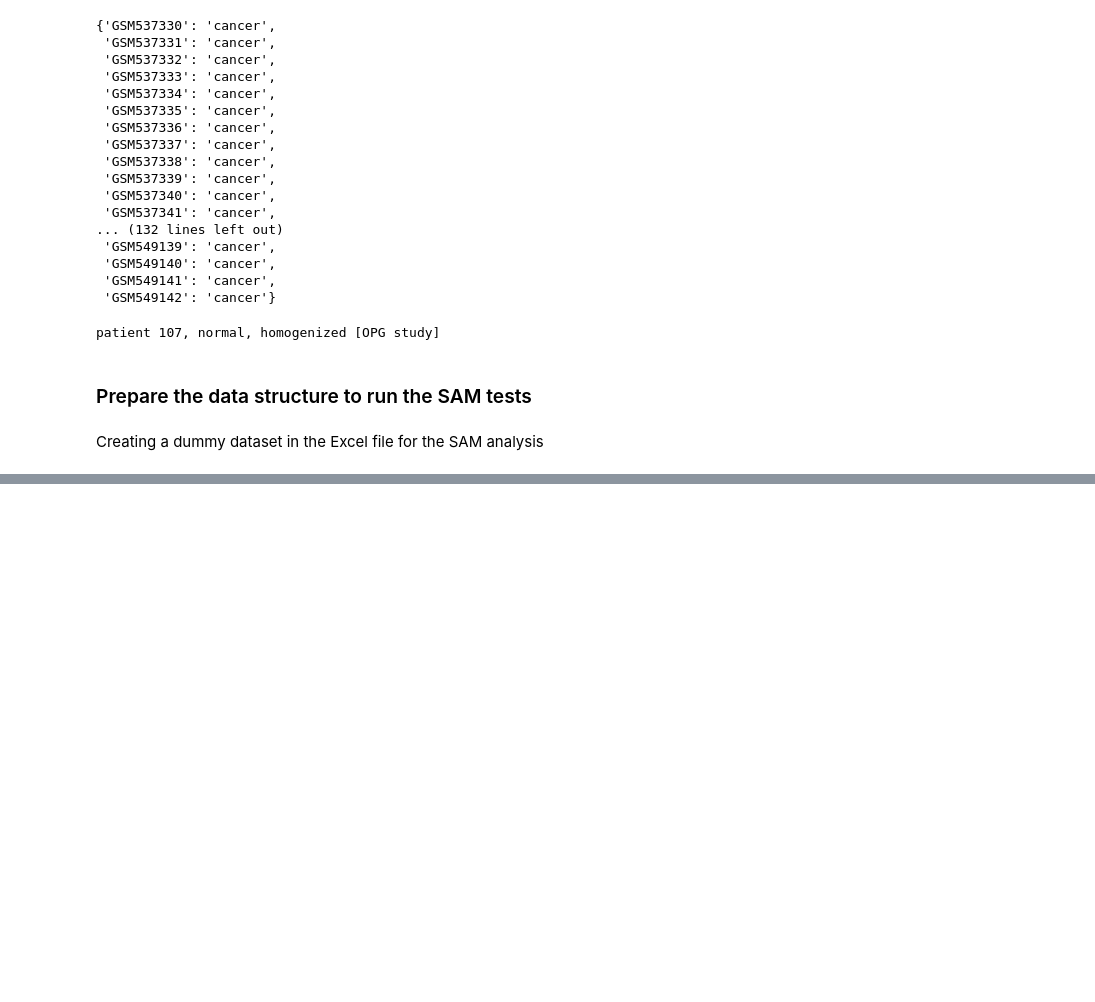
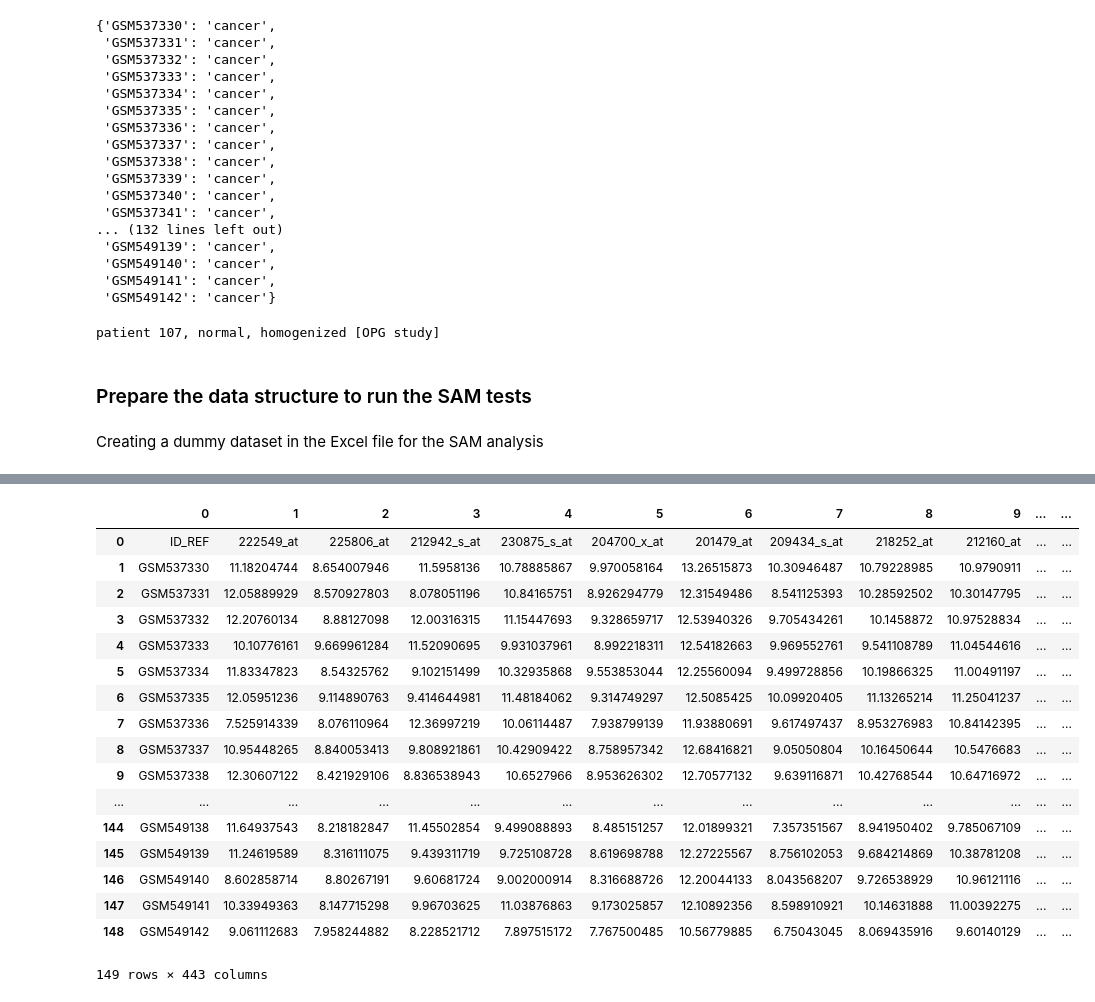
Before and after one commit to SachaKor/BBC-projet, a Jupyter notebook: BBC-project.ipynb, the cells around one changed output, grey strips where cells are left out. Cells and saved outputs as stored; diff of their text form; code cells hidden in the pictures; blank space fills up the shorter version.

Commit message:
significant genes for Trefle extracted

```diff
--- a/BBC-project.ipynb
+++ b/BBC-project.ipynb
@@ -170,0 +240,4 @@ writer.save()
+# %%
+# positive significant genes
+sig_genes = get_sig_genes(sig_genes_frame, data)
+sig_genes.shape
@@ -170,0 +246,4 @@ writer.save()
+# %%
+# negative significant genes
+neg_sig_genes_frame = pd.read_excel(open('neg_sig_genes.xlsx', 'rb'))
+neg_sig_genes_frame
@@ -170,0 +269,3 @@ writer.save()
+# %%
+neg_sig_genes = get_sig_genes(neg_sig_genes_frame, data)
+neg_sig_genes.shape
@@ -170,0 +276,7 @@ writer.save()
+# %%
+# the shape is the sum of number of lines of arrays containing negative and positive significant genes -1
+# (because both contain the header with the sample names)
+sig_genes_all = np.ndarray((sig_genes.shape[0]+neg_sig_genes.shape[0]-1, sig_genes.shape[1]), dtype=object)
+sig_genes_all[0:sig_genes.shape[0], :] = sig_genes
+sig_genes_all[sig_genes.shape[0]:, :] = neg_sig_genes[1:, :] # without header line
+print(sig_genes_all[0:10, :])
@@ -170,0 +297,22 @@ writer.save()
+# %%
+sig_genes_df = pd.DataFrame(sig_genes_all.T)
+sig_genes_df
+# %% [output]
+|  | 0 | 1 | 2 | 3 | 4 | 5 | 6 | 7 | 8 | 9 | ... | ... |
+| 0 | ID_REF | 222549_at | 225806_at | 212942_s_at | 230875_s_at | 204700_x_at | 201479_at | 209434_s_at | 218252_at | 212160_at | ... | ... |
+| 1 | GSM537330 | 11.18204744 | 8.654007946 | 11.5958136 | 10.78885867 | 9.970058164 | 13.26515873 | 10.30946487 | 10.79228985 | 10.9790911 | ... | ... |
+| 2 | GSM537331 | 12.05889929 | 8.570927803 | 8.078051196 | 10.84165751 | 8.926294779 | 12.31549486 | 8.541125393 | 10.28592502 | 10.30147795 | ... | ... |
+| 3 | GSM537332 | 12.20760134 | 8.88127098 | 12.00316315 | 11.15447693 | 9.328659717 | 12.53940326 | 9.705434261 | 10.1458872 | 10.97528834 | ... | ... |
+| 4 | GSM537333 | 10.10776161 | 9.669961284 | 11.52090695 | 9.931037961 | 8.992218311 | 12.54182663 | 9.969552761 | 9.541108789 | 11.04544616 | ... | ... |
+| 5 | GSM537334 | 11.83347823 | 8.54325762 | 9.102151499 | 10.32935868 | 9.553853044 | 12.25560094 | 9.499728856 | 10.19866325 | 11.00491197 | ... | ... |
+| 6 | GSM537335 | 12.05951236 | 9.114890763 | 9.414644981 | 11.48184062 | 9.314749297 | 12.5085425 | 10.09920405 | 11.13265214 | 11.25041237 | ... | ... |
+| 7 | GSM537336 | 7.525914339 | 8.076110964 | 12.36997219 | 10.06114487 | 7.938799139 | 11.93880691 | 9.617497437 | 8.953276983 | 10.84142395 | ... | ... |
+| 8 | GSM537337 | 10.95448265 | 8.840053413 | 9.808921861 | 10.42909422 | 8.758957342 | 12.68416821 | 9.05050804 | 10.16450644 | 10.5476683 | ... | ... |
+| 9 | GSM537338 | 12.30607122 | 8.421929106 | 8.836538943 | 10.6527966 | 8.953626302 | 12.70577132 | 9.639116871 | 10.42768544 | 10.64716972 | ... | ... |
+| ... | ... | ... | ... | ... | ... | ... | ... | ... | ... | ... | ... | ... |
+| 144 | GSM549138 | 11.64937543 | 8.218182847 | 11.45502854 | 9.499088893 | 8.485151257 | 12.01899321 | 7.357351567 | 8.941950402 | 9.785067109 | ... | ... |
+| 145 | GSM549139 | 11.24619589 | 8.316111075 | 9.439311719 | 9.725108728 | 8.619698788 | 12.27225567 | 8.756102053 | 9.684214869 | 10.38781208 | ... | ... |
+| 146 | GSM549140 | 8.602858714 | 8.80267191 | 9.60681724 | 9.002000914 | 8.316688726 | 12.20044133 | 8.043568207 | 9.726538929 | 10.96121116 | ... | ... |
+| 147 | GSM549141 | 10.33949363 | 8.147715298 | 9.96703625 | 11.03876863 | 9.173025857 | 12.10892356 | 8.598910921 | 10.14631888 | 11.00392275 | ... | ... |
+| 148 | GSM549142 | 9.061112683 | 7.958244882 | 8.228521712 | 7.897515172 | 7.767500485 | 10.56779885 | 6.75043045 | 8.069435916 | 9.60140129 | ... | ... |
+149 rows × 443 columns
```
Also changed, not shown: parts of 16 cells of this notebook, 5 other files.
